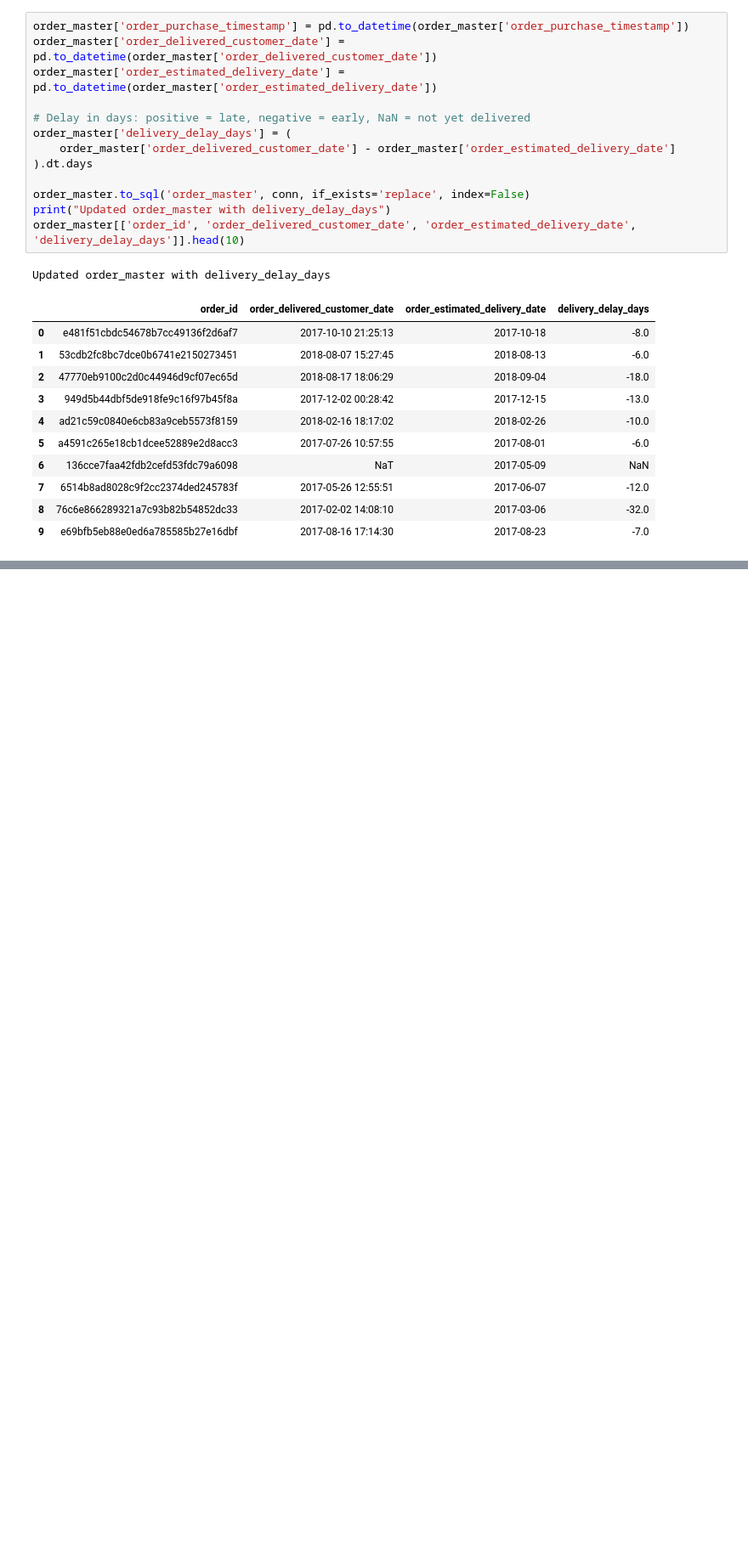
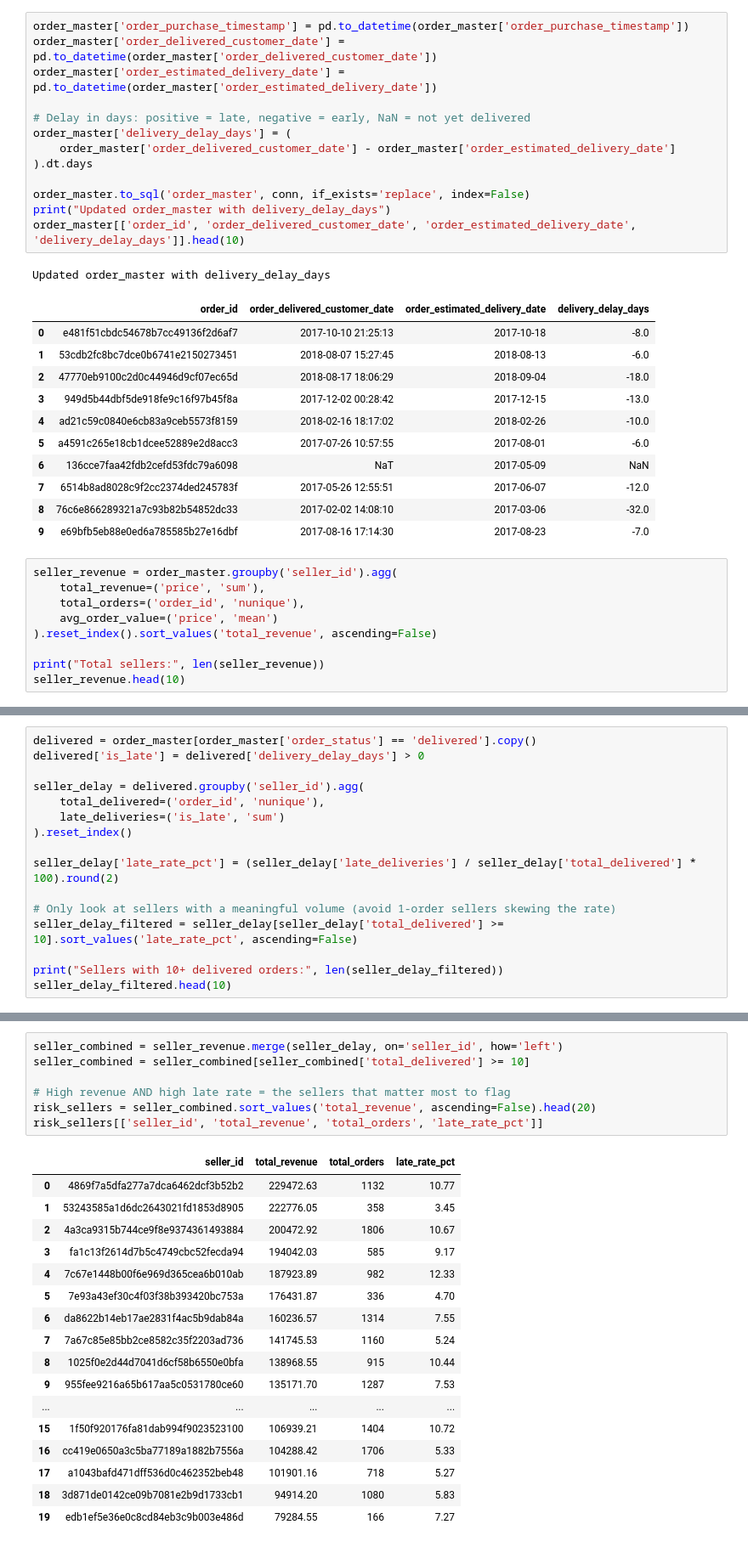
Before and after one commit to dikshasehrawat/Marketplace-Seller-Performance-Analysis, a Jupyter notebook: Python/eda.ipynb, the cells around one changed output, grey strips where cells are left out. Shown at 85% size. Drawn from its saved outputs; the diff is of its cells as text; blank space fills up the shorter version.

Commit message:
Add EDA analysis: seller performance, delivery delay, review correlation, revenue/regional breakdowns

```diff
--- a/Python/eda.ipynb
+++ b/Python/eda.ipynb
@@ -309,3 +309,12 @@ Updated order_master with delivery_delay_days
 | 7 | 6514b8ad8028c9f2cc2374ded245783f | 2017-05-26 12:55:51 | 2017-06-07 | -12.0 |
 | 8 | 76c6e866289321a7c93b82b54852dc33 | 2017-02-02 14:08:10 | 2017-03-06 | -32.0 |
 | 9 | e69bfb5eb88e0ed6a785585b27e16dbf | 2017-08-16 17:14:30 | 2017-08-23 | -7.0 |
+# %%
+seller_revenue = order_master.groupby('seller_id').agg(
+    total_revenue=('price', 'sum'),
+    total_orders=('order_id', 'nunique'),
+    avg_order_value=('price', 'mean')
+).reset_index().sort_values('total_revenue', ascending=False)
+
+print("Total sellers:", len(seller_revenue))
+seller_revenue.head(10)
@@ -311,0 +334,16 @@ Updated order_master with delivery_delay_days
+# %%
+delivered = order_master[order_master['order_status'] == 'delivered'].copy()
+delivered['is_late'] = delivered['delivery_delay_days'] > 0
+
+seller_delay = delivered.groupby('seller_id').agg(
+    total_delivered=('order_id', 'nunique'),
+    late_deliveries=('is_late', 'sum')
+).reset_index()
+
+seller_delay['late_rate_pct'] = (seller_delay['late_deliveries'] / seller_delay['total_delivered'] * 100).round(2)
+
+# Only look at sellers with a meaningful volume (avoid 1-order sellers skewing the rate)
+seller_delay_filtered = seller_delay[seller_delay['total_delivered'] >= 10].sort_values('late_rate_pct', ascending=False)
+
+print("Sellers with 10+ delivered orders:", len(seller_delay_filtered))
+seller_delay_filtered.head(10)
@@ -311,0 +363,25 @@ Updated order_master with delivery_delay_days
+# %%
+seller_combined = seller_revenue.merge(seller_delay, on='seller_id', how='left')
+seller_combined = seller_combined[seller_combined['total_delivered'] >= 10]
+
+# High revenue AND high late rate = the sellers that matter most to flag
+risk_sellers = seller_combined.sort_values('total_revenue', ascending=False).head(20)
+risk_sellers[['seller_id', 'total_revenue', 'total_orders', 'late_rate_pct']]
+# %% [output]
+|  | seller_id | total_revenue | total_orders | late_rate_pct |
+| 0 | 4869f7a5dfa277a7dca6462dcf3b52b2 | 229472.63 | 1132 | 10.77 |
+| 1 | 53243585a1d6dc2643021fd1853d8905 | 222776.05 | 358 | 3.45 |
+| 2 | 4a3ca9315b744ce9f8e9374361493884 | 200472.92 | 1806 | 10.67 |
+| 3 | fa1c13f2614d7b5c4749cbc52fecda94 | 194042.03 | 585 | 9.17 |
+| 4 | 7c67e1448b00f6e969d365cea6b010ab | 187923.89 | 982 | 12.33 |
+| 5 | 7e93a43ef30c4f03f38b393420bc753a | 176431.87 | 336 | 4.70 |
+| 6 | da8622b14eb17ae2831f4ac5b9dab84a | 160236.57 | 1314 | 7.55 |
+| 7 | 7a67c85e85bb2ce8582c35f2203ad736 | 141745.53 | 1160 | 5.24 |
+| 8 | 1025f0e2d44d7041d6cf58b6550e0bfa | 138968.55 | 915 | 10.44 |
+| 9 | 955fee9216a65b617aa5c0531780ce60 | 135171.70 | 1287 | 7.53 |
+| ... | ... | ... | ... | ... |
+| 15 | 1f50f920176fa81dab994f9023523100 | 106939.21 | 1404 | 10.72 |
+| 16 | cc419e0650a3c5ba77189a1882b7556a | 104288.42 | 1706 | 5.33 |
+| 17 | a1043bafd471dff536d0c462352beb48 | 101901.16 | 718 | 5.27 |
+| 18 | 3d871de0142ce09b7081e2b9d1733cb1 | 94914.20 | 1080 | 5.83 |
+| 19 | edb1ef5e36e0c8cd84eb3c9b003e486d | 79284.55 | 166 | 7.27 |
```
Also changed, not shown: parts of 16 cells of this notebook.
